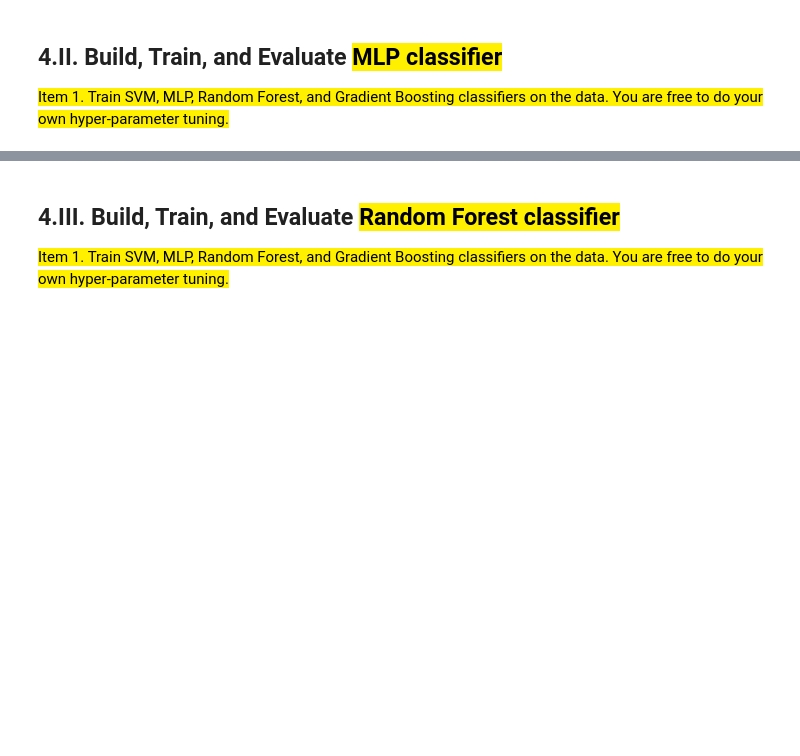
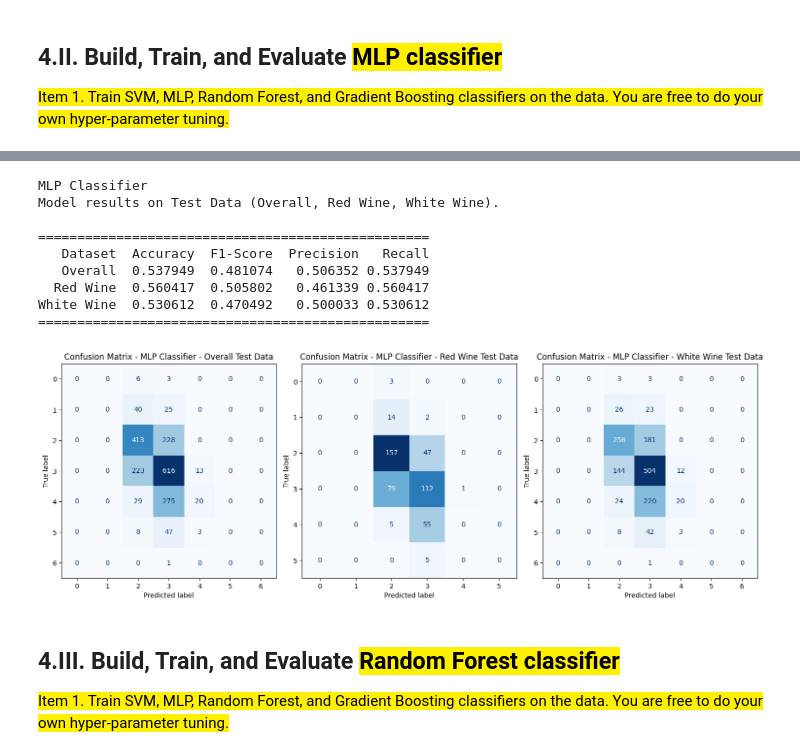
Before and after one commit to jonmaaku/AI221-machine-problems, a Jupyter notebook: mp3/MP3.ipynb, the cells around one changed output, grey strips where cells are left out. Saved outputs shown, nothing was run; the diff lists cells and outputs as text; code cells hidden in the pictures; blank space fills up the shorter version.

```diff
--- a/mp3/MP3.ipynb
+++ b/mp3/MP3.ipynb
@@ -363,6 +370,31 @@ Recall (macro): 0.3931
 # %%
 
-random_predictions = optimized_mlp.predict(X_test)
+y = optimized_mlp.predict(X_test)
+
+optimized_mlp_result = evaluate_model(
+    optimized_mlp,
+    X_test, y_test, red_test={"x": X_test_red, "y": y_test_red}, white_test={
+        "x": X_test_white, "y": y_test_white
+    }
+)
+
+print_evaluation_results(optimized_mlp_result, title="MLP Classifier")
+plot_confusion_matrix({
+    'y_pred': [optimized_mlp.predict(X_test), optimized_mlp.predict(X_test_red), optimized_mlp.predict(X_test_white)],
+    'y_test': [y_test, y_test_red, y_test_white],
+    'model_name': ["MLP Classifier - Overall Test Data", "MLP Classifier - Red Wine Test Data", "MLP Classifier - White Wine Test Data"]
+})
+# %% [output]
+MLP Classifier
+Model results on Test Data (Overall, Red Wine, White Wine).
+
+==================================================
+   Dataset  Accuracy  F1-Score  Precision   Recall
+   Overall  0.537949  0.481074   0.506352 0.537949
+  Red Wine  0.560417  0.505802   0.461339 0.560417
+White Wine  0.530612  0.470492   0.500033 0.530612
+==================================================
+[figure, added]
 # %% [markdown]
 ## 4.III. Build, Train, and Evaluate <mark style="background-color: #fff000;"> Random Forest classifier </mark>
 
```
Also changed, not shown: parts of 4 cells of this notebook.
